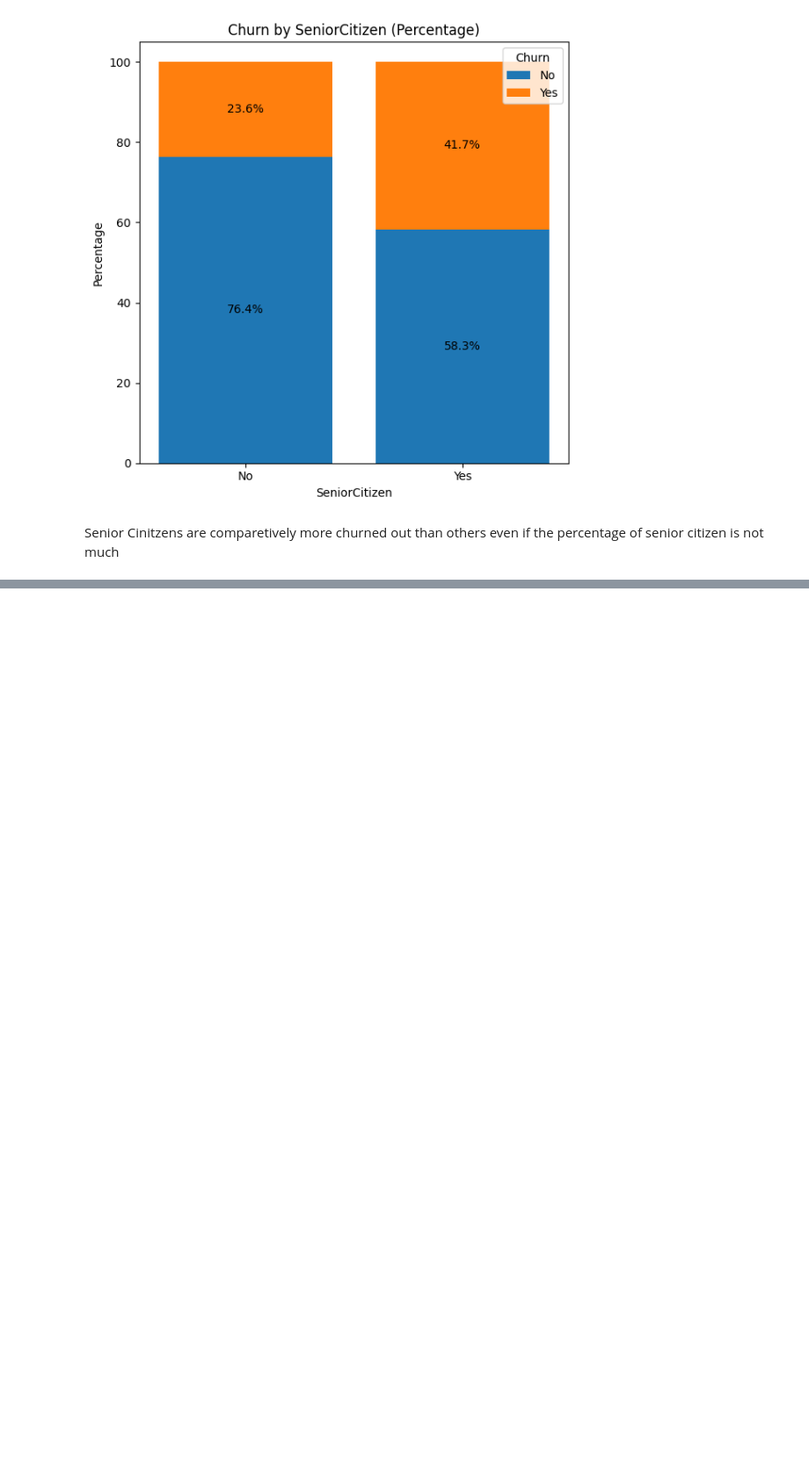
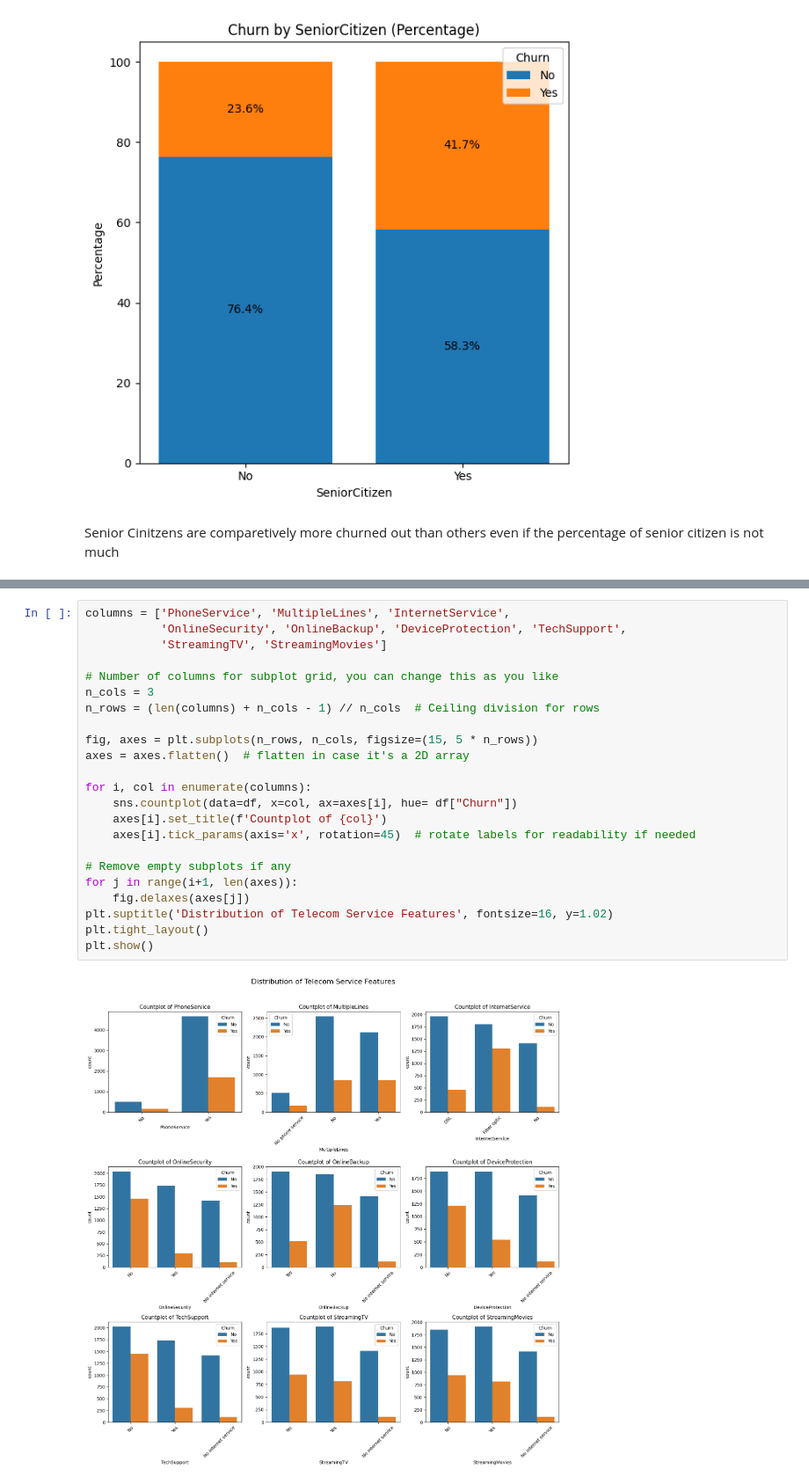
Before and after one commit to ontu001/Telco-Customer-Churn-Analysis---EDA_Python, a Jupyter notebook: customer_churn_eda_script.ipynb, the cells around one changed output, grey strips where cells are left out. Shown at 88% size. Drawn from its saved outputs; the diff is of its cells as text; blank space fills up the shorter version.

```diff
--- a/customer_churn_eda_script.ipynb
+++ b/customer_churn_eda_script.ipynb
@@ -189,0 +218,25 @@ Senior Cinitzens are comparetively more churned out than others even if the perc
+# %%
+columns = ['PhoneService', 'MultipleLines', 'InternetService',
+           'OnlineSecurity', 'OnlineBackup', 'DeviceProtection', 'TechSupport',
+           'StreamingTV', 'StreamingMovies']
+
+# Number of columns for subplot grid, you can change this as you like
+n_cols = 3
+n_rows = (len(columns) + n_cols - 1) // n_cols  # Ceiling division for rows
+
+fig, axes = plt.subplots(n_rows, n_cols, figsize=(15, 5 * n_rows))
+axes = axes.flatten()  # flatten in case it's a 2D array
+
+for i, col in enumerate(columns):
+    sns.countplot(data=df, x=col, ax=axes[i], hue= df["Churn"])
+    axes[i].set_title(f'Countplot of {col}')
+    axes[i].tick_params(axis='x', rotation=45)  # rotate labels for readability if needed
+
+# Remove empty subplots if any
+for j in range(i+1, len(axes)):
+    fig.delaxes(axes[j])
+plt.suptitle('Distribution of Telecom Service Features', fontsize=16, y=1.02)
+plt.tight_layout()
+plt.show()
+# %% [output]
+[figure, added]
```
Also changed, not shown: parts of 8 cells of this notebook.
